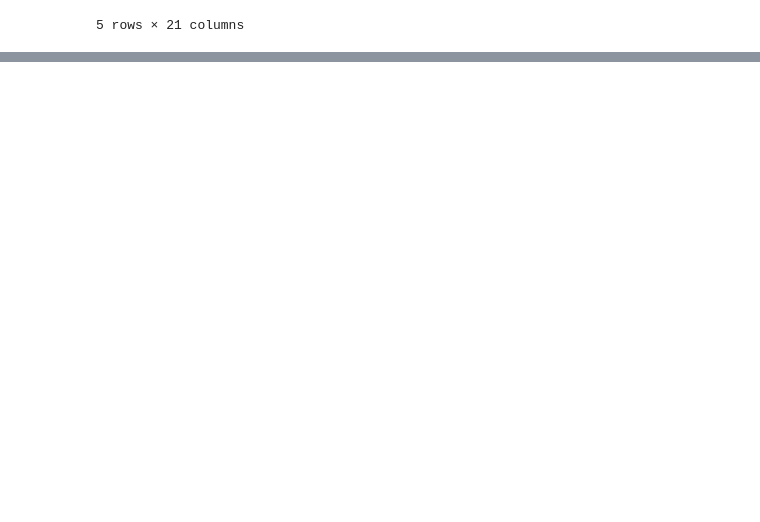
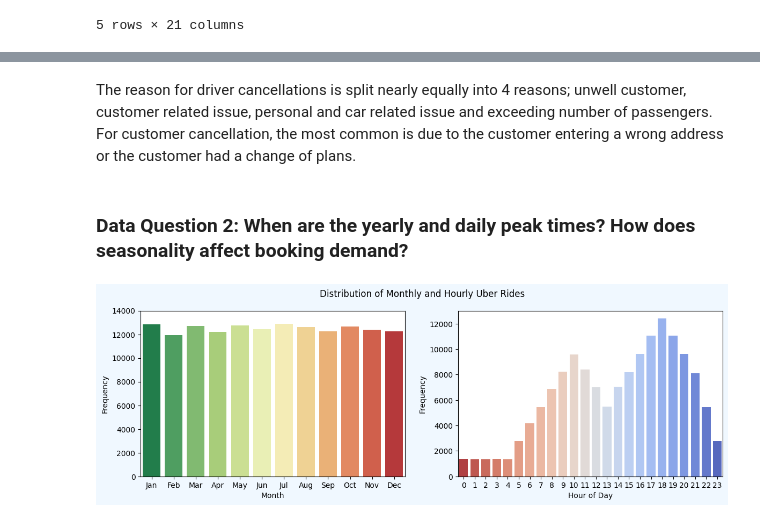
Before and after one commit to LouisThong15/Data-Analysis-Projects, a Jupyter notebook: Uber Rides Analysis/Uber Rides Analysis.ipynb, the cells around one changed output, grey strips where cells are left out. Saved outputs shown, nothing was run; the diff lists cells and outputs as text; code cells hidden in the pictures; blank space fills up the shorter version.

```diff
--- a/Uber Rides Analysis/Uber Rides Analysis.ipynb
+++ b/Uber Rides Analysis/Uber Rides Analysis.ipynb
@@ -53,0 +121,24 @@ memory usage: 24.0+ MB
+# %%
+# Mapping months to season
+season_map = {
+    12: "Winter", 1: "Winter", 2: "Winter",
+    3: "Spring", 4: "Spring", 5: "Spring",
+    6: "Summer", 7: "Summer", 8: "Summer",
+    9: "Autumn", 10: "Autumn", 11: "Autumn"
+}
+
+# Map months to seasons
+df["season"] = df["month"].map(season_map)
+# %%
+# Distance bins
+distance_bin = [0,10,20,30,40,51]
+df['distances'] = pd.cut(df['Ride Distance'], bins=distance_bin,
+                              labels=['0-10','10-20','20-30','30-40','40-50'])
+
+# Driver rating bins
+driver_rating_bin = [2.9,3.5,4,4.5,5.1]
+df['driver_rating_bin'] = pd.cut(df['Driver Ratings'], bins=driver_rating_bin,
+                              labels=['3-3.5', '3.5-4', '4-4.5', '4.5-5'])
+# %%
+# Log Fare
+df['log_fare'] = np.log(df['Booking Value'])
@@ -53,0 +197,25 @@ memory usage: 24.0+ MB
+# %% [markdown]
+The reason for driver cancellations is split nearly equally into 4 reasons; unwell customer, customer related issue, personal and car related issue and exceeding number of passengers. For customer cancellation, the most common is due to the customer entering a wrong address or the customer had a change of plans.
+# %% [markdown]
+### Data Question 2: When are the yearly and daily peak times? How does seasonality affect booking demand?
+# %%
+# Plotting figure for uber rides
+plt.figure(figsize = (14,4), facecolor = 'aliceblue')
+plt.suptitle('Distribution of Monthly and Hourly Uber Rides')
+
+# Distribution
+plt.subplot(1,2,1)
+sns.countplot(data = df, x= 'month', palette = 'RdYlGn_r')
+plt.xticks(ticks = np.arange(12), labels = ['Jan', 'Feb', 'Mar', 'Apr', 'May', 'Jun', 'Jul', 'Aug', 'Sep', 'Oct', 'Nov', 'Dec'])
+plt.ylabel('Frequency')
+plt.xlabel('Month')
+plt.ylim(0, 14000)
+
+# Fare of Uber rides
+plt.subplot(1,2,2)
+sns.countplot(data = df, x = 'hour', palette = 'coolwarm_r')
+plt.xlabel('Hour of Day')
+plt.ylabel('Frequency')
+plt.show()
+# %% [output]
+[figure, added]
```
Also changed, not shown: parts of 49 cells of this notebook.
